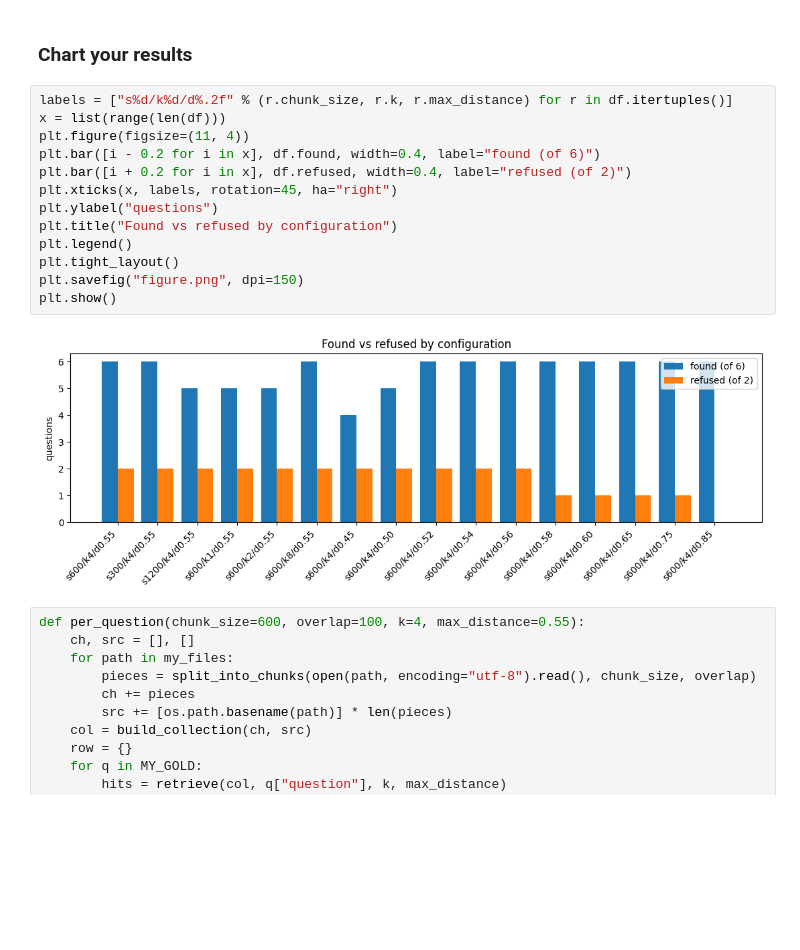
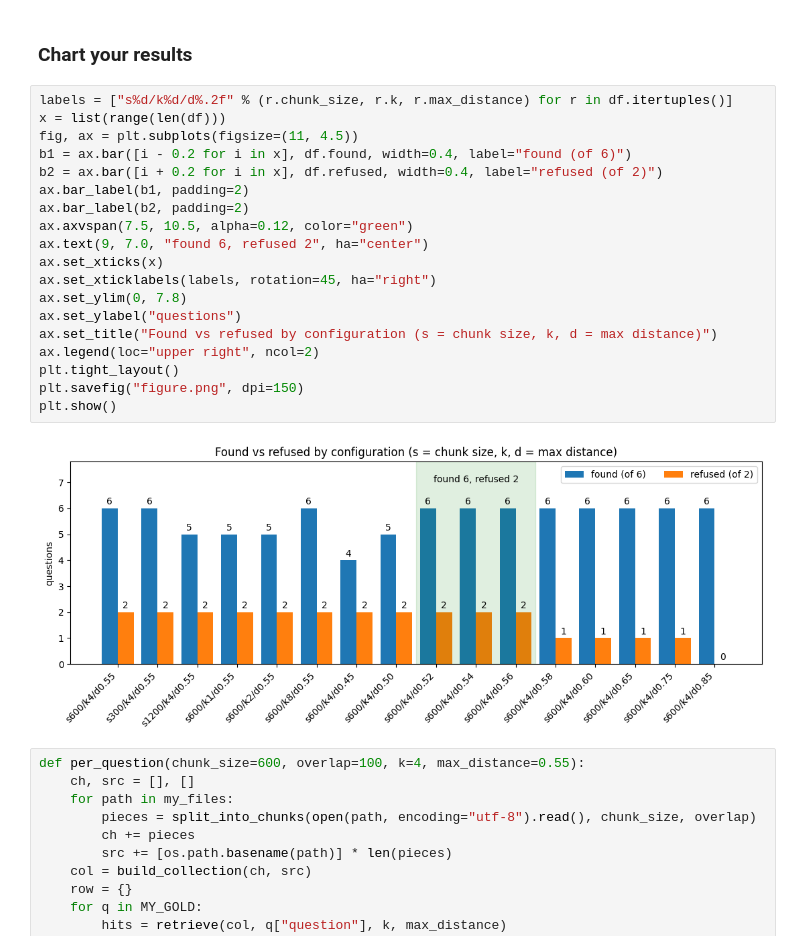
Before and after one commit to neondeathstar1/RAG-Mini-Project, a Jupyter notebook: rag_project/rag_notebook.ipynb, the cells around one changed output. Cells and saved outputs as stored; diff of their text form; blank space fills up the shorter version.

Commit message:
notebook outputs, results, figure, README

```diff
--- a/rag_project/rag_notebook.ipynb
+++ b/rag_project/rag_notebook.ipynb
@@ -529,18 +529,24 @@ df
 # %%
 labels = ["s%d/k%d/d%.2f" % (r.chunk_size, r.k, r.max_distance) for r in df.itertuples()]
 x = list(range(len(df)))
-plt.figure(figsize=(11, 4))
-plt.bar([i - 0.2 for i in x], df.found, width=0.4, label="found (of 6)")
-plt.bar([i + 0.2 for i in x], df.refused, width=0.4, label="refused (of 2)")
-plt.xticks(x, labels, rotation=45, ha="right")
-plt.ylabel("questions")
-plt.title("Found vs refused by configuration")
-plt.legend()
+fig, ax = plt.subplots(figsize=(11, 4.5))
+b1 = ax.bar([i - 0.2 for i in x], df.found, width=0.4, label="found (of 6)")
+b2 = ax.bar([i + 0.2 for i in x], df.refused, width=0.4, label="refused (of 2)")
+ax.bar_label(b1, padding=2)
+ax.bar_label(b2, padding=2)
+ax.axvspan(7.5, 10.5, alpha=0.12, color="green")
+ax.text(9, 7.0, "found 6, refused 2", ha="center")
+ax.set_xticks(x)
+ax.set_xticklabels(labels, rotation=45, ha="right")
+ax.set_ylim(0, 7.8)
+ax.set_ylabel("questions")
+ax.set_title("Found vs refused by configuration (s = chunk size, k, d = max distance)")
+ax.legend(loc="upper right", ncol=2)
 plt.tight_layout()
 plt.savefig("figure.png", dpi=150)
 plt.show()
 # %% [output]
-[figure, old version]
+[figure, new version]
 # %%
 def per_question(chunk_size=600, overlap=100, k=4, max_distance=0.55):
     ch, src = [], []
```
Also changed, not shown: parts of 1 cell of this notebook, 2 other files.
